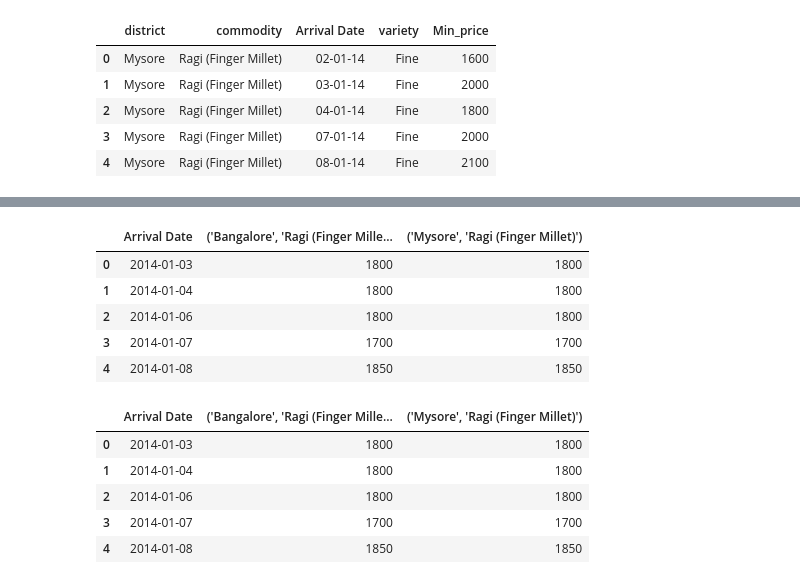
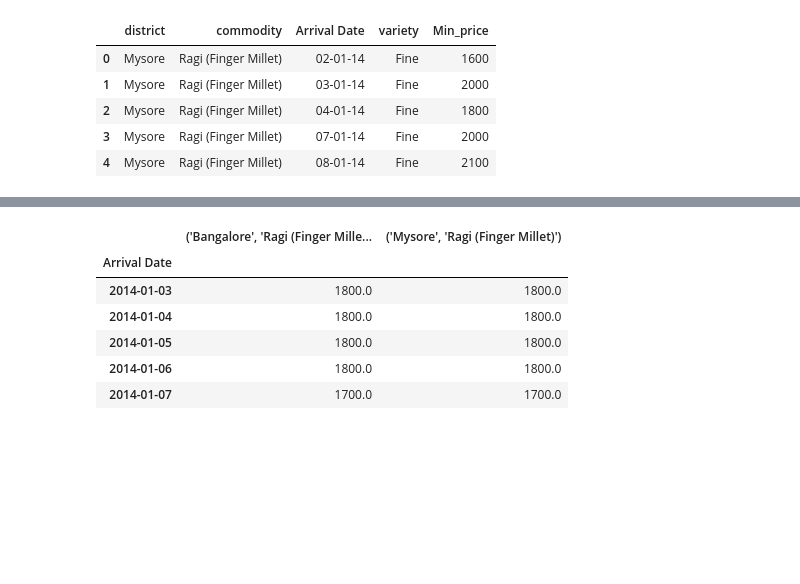
Before and after one commit to sanchanapradeep/aiml_capstone, a Jupyter notebook: LSTM_2006_2019_fine_finger_millet_Min_multi.ipynb, the cells around one changed output, grey strips where cells are left out. Drawn from its saved outputs; the diff is of its cells as text; code cells hidden in the pictures; blank space fills up the shorter version.

```diff
--- a/LSTM_2006_2019_fine_finger_millet_Min_multi.ipynb
+++ b/LSTM_2006_2019_fine_finger_millet_Min_multi.ipynb
@@ -35,14 +28,18 @@ gp.head()
 # %%
 flattened = pd.DataFrame(gp.to_records())
 flattened['Arrival Date'] = pd.to_datetime(flattened['Arrival Date'])
 flattened = flattened.sort_values(by=['Arrival Date'])
 df = flattened.reset_index()
 del df['index']
+
+df = df.set_index('Arrival Date').asfreq('D')
+df = df.fillna(method='ffill')
 df.head()
 # %% [output]
-|  | Arrival Date | ('Bangalore', 'Ragi (Finger Mille... | ('Mysore', 'Ragi (Finger Millet)') |
-| 0 | 2014-01-03 | 1800 | 1800 |
-| 1 | 2014-01-04 | 1800 | 1800 |
-| 2 | 2014-01-06 | 1800 | 1800 |
-| 3 | 2014-01-07 | 1700 | 1700 |
-| 4 | 2014-01-08 | 1850 | 1850 |
+|  | ('Bangalore', 'Ragi (Finger Mille... | ('Mysore', 'Ragi (Finger Millet)') |
+| Arrival Date |  |  |
+| 2014-01-03 | 1800.0 | 1800.0 |
+| 2014-01-04 | 1800.0 | 1800.0 |
+| 2014-01-05 | 1800.0 | 1800.0 |
+| 2014-01-06 | 1800.0 | 1800.0 |
+| 2014-01-07 | 1700.0 | 1700.0 |
@@ -53,14 +48,5 @@ ndf.to_csv('/Users/pradeep/exp/capstone/data/Finger_millet_2006_2019_Complete_af
 # %%
 df = pd.read_csv('/Users/pradeep/exp/capstone/data/Finger_millet_2006_2019_Complete_after_PreProcessing.csv')
-del df['Unnamed: 0']
-df.head()
-# %% [output]
-|  | Arrival Date | ('Bangalore', 'Ragi (Finger Mille... | ('Mysore', 'Ragi (Finger Millet)') |
-| 0 | 2014-01-03 | 1800 | 1800 |
-| 1 | 2014-01-04 | 1800 | 1800 |
-| 2 | 2014-01-06 | 1800 | 1800 |
-| 3 | 2014-01-07 | 1700 | 1700 |
-| 4 | 2014-01-08 | 1850 | 1850 |
 # %%
 df.plot(x='Arrival Date')
 # %% [output]
```
Also changed, not shown: parts of 24 cells of this notebook.
